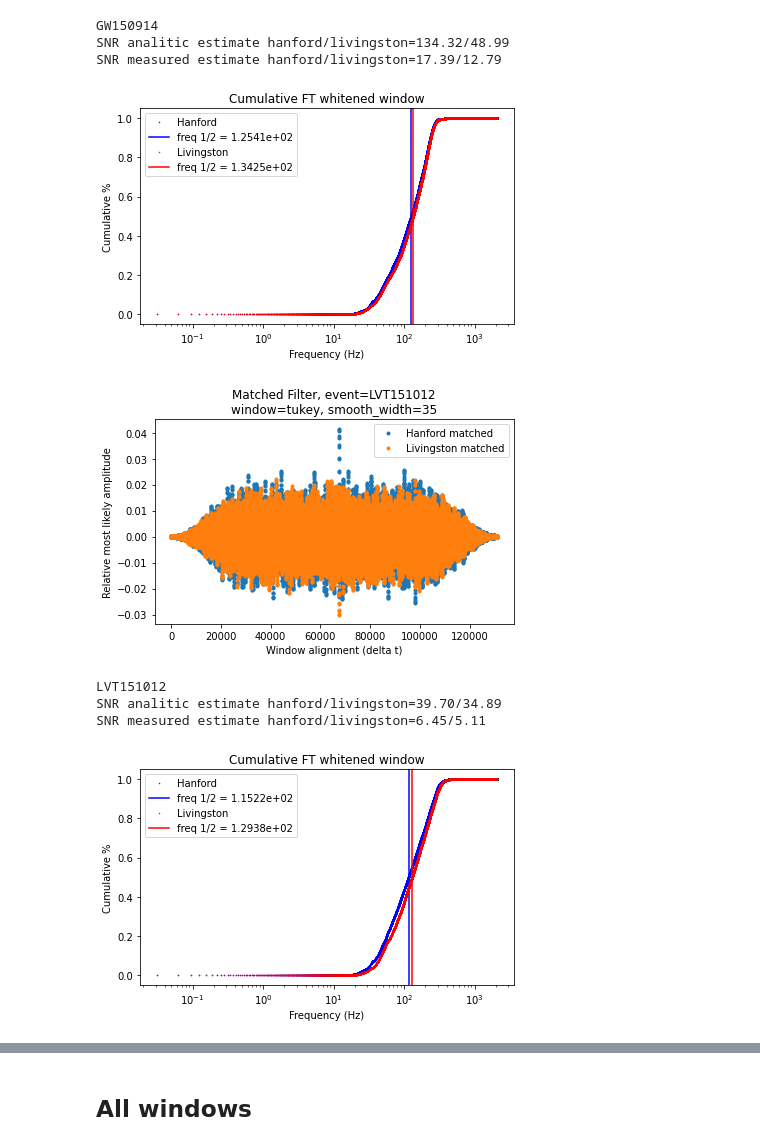
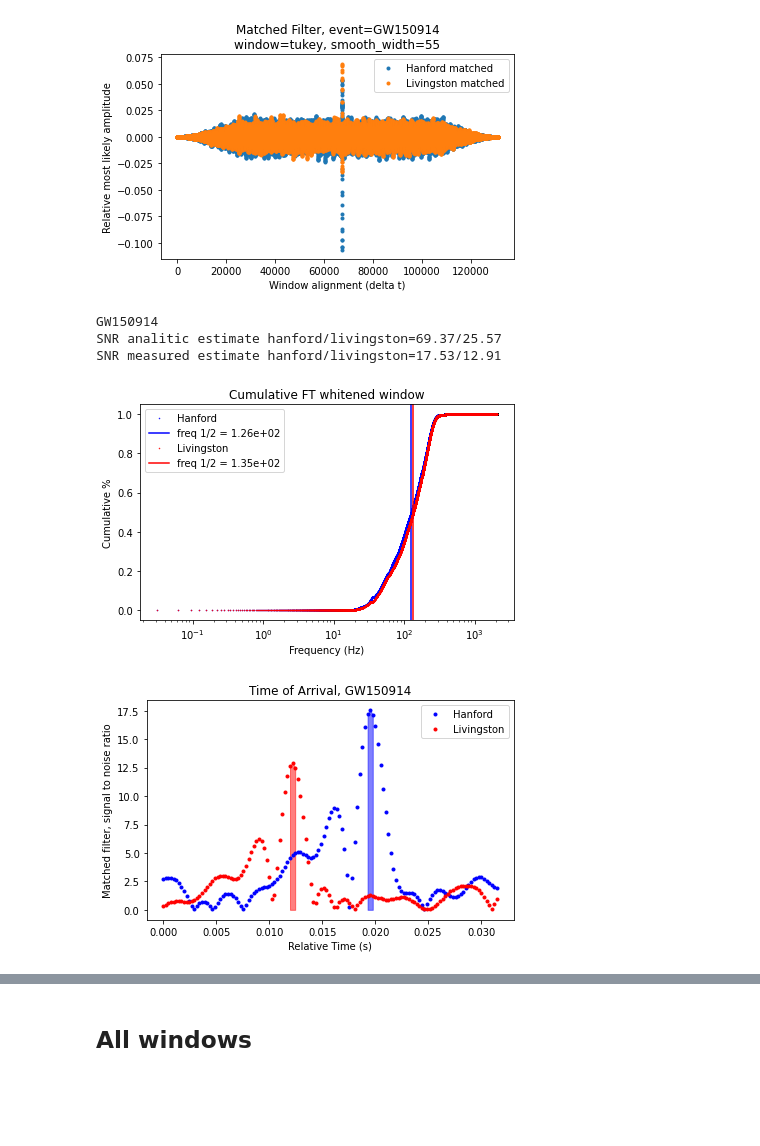
Before and after one commit to dcxSt/computational_methods_phys512, a Jupyter notebook: pset06/p5.ipynb, the cells around one changed output, grey strips where cells are left out. Saved outputs shown, nothing was run; the diff lists cells and outputs as text; code cells hidden in the pictures; blank space fills up the shorter version.

```diff
--- a/pset06/p5.ipynb
+++ b/pset06/p5.ipynb
@@ -114,7 +115,7 @@ def get_curvature(data,template,ker):
 # %%
 window_name="tukey"
 window=all_windows[window_name]#hann # Select a windowing function to prevent leaking
-width_smooth=35 # The width of the smoothing kernel
+width_smooth=55 # The width of the smoothing kernel
 ker,ker_name=hann(width_smooth),"Hann" # smoothing kernel is window(width)
 smooth = lambda x:np.convolve(x,ker,'same') # smoothing funciton
 
@@ -131,18 +132,18 @@ for e in events:
     psd_l=get_psd(strain_l) # Livingston PSD
     # Plot them and compare (ommited)
 
-#     # Smooth and plot the PSDs
-#     plt.figure()
-#     # plt.loglog(smoothed_psd[480:-10000])
-#     plt.loglog(smooth(psd_h),label="Hanford")
-#     plt.loglog(smooth(psd_l),label="Livingston")
-#     plt.title(f"Smoothed PSD, event={e}\nkernel={ker_name}, width={width_smooth}")
-#     plt.legend()
-#     plt.xlabel("Freq")
-#     plt.ylabel("Relative Power")
-#     plt.tight_layout()
-#     plt.savefig(f"img/p5_smoothed_psd_{e}.png",dpi=450)
-#     plt.show()
+    # Smooth and plot the PSDs
+    plt.figure()
+    # plt.loglog(smoothed_psd[480:-10000])
+    plt.loglog(smooth(psd_h),label="Hanford")
+    plt.loglog(smooth(psd_l),label="Livingston")
+    plt.title(f"Smoothed PSD, event={e}\nkernel={ker_name}, width={width_smooth}")
+    plt.legend()
+    plt.xlabel("Freq")
+    plt.ylabel("Relative Power")
+    plt.tight_layout()
+    plt.savefig(f"img/p5_smoothed_psd_{e}.png",dpi=450)
+    plt.show()
 
     ### (b)
     # Load templates into variables
@@ -208,19 +209,55 @@ for e in events:
     freqhalf_h = freqs[np.argwhere(tpwhite_cum_h>0.5).min()]
     plt.semilogx(freqs[1:],tpwhite_cum_h[1:],"b.",
                  markersize=1,label=f"Hanford")
-    plt.axvline(freqhalf_h,color="blue",label=f"freq 1/2 = {freqhalf_h:.4e}")
+    plt.axvline(freqhalf_h,color="blue",label=f"freq 1/2 = {freqhalf_h:.2e}")
     # Livingston
     # The frequency where half the weight is above, half below
     tpwhite_cum_l = np.cumsum(abs(tpftwhite_l))/sum(abs(tpftwhite_l))
     freqhalf_l = freqs[np.argwhere(tpwhite_cum_l>0.5).min()]
     plt.semilogx(freqs[1:],tpwhite_cum_l[1:],"r.",
                 markersize=1,label="Livingston")
-    plt.axvline(freqhalf_l,color="red",label=f"freq 1/2 = {freqhalf_l:.4e}")
+    plt.axvline(freqhalf_l,color="red",label=f"freq 1/2 = {freqhalf_l:.2e}")
     plt.xlabel("Frequency (Hz)")
     plt.ylabel("Cumulative %")
     plt.legend()
     plt.tight_layout()
     plt.savefig(f"img/p5_cumulative{e}.png",dpi=450)
+    plt.show()
+
+    ### (f)
+    # Zoom in to peak and plot it
+    peak_idx_h = np.argmax(abs(mh)) # the GW peak detection
+    peak_idx_l = np.argmax(abs(ml)) # the GW peak detection
+    mini,maxi = min(peak_idx_h,peak_idx_l),max(peak_idx_h,peak_idx_l)
+    idxs = np.arange(mini-50,maxi+50) # 'plot-range' the range of values to plot
+    # time = np.linspace(0,dt_l*(len(strain_h)-1),len(strain_h))
+    alltime = np.linspace(0,dt_l*(len(strain_h)-1),len(strain_h))
+    reltime = alltime[idxs]
+    r0      = reltime[0]
+    reltime-= r0
+#     reltime = np.linspace(0,dt_l*(len(idxs)-1),len(idxs)) # relative times
+
+    # Signal to noise ratio arrays
+    snr_h = abs(mh)/np.std(mh[:35000])
+    snr_l = abs(ml)/np.std(ml[:35000])
+    # Estimate uncertainty in peak time
+    bin_h = np.argwhere((max(snr_h) - snr_h)<1.0).squeeze()
+    sigma_h = len(bin_h)*dt_h
+    bin_l = np.argwhere((max(snr_l) - snr_l)<1.0).squeeze()
+    sigma_l = len(bin_l)*dt_l
+
+    # Plot the Time of arrivals
+    plt.figure()
+    plt.title(f"Time of Arrival, {e}")
+    plt.xlabel("Relative Time (s)")
+    plt.ylabel("Matched filter, signal to noise ratio")
+    plt.plot(reltime,snr_h[idxs],"b.",label="Hanford")
+    plt.fill_between(alltime[bin_h]-r0,snr_h[bin_h],color="b",alpha=0.5)
+    plt.plot(reltime,snr_l[idxs],"r.",label="Livingston")
+    plt.fill_between(alltime[bin_l]-r0,snr_l[bin_l],color="r",alpha=0.5)
+    plt.legend()
+    plt.tight_layout()
+    plt.savefig(f"img/arrival_times_{e}.png")
     plt.show()
 
     # faulty first attempt
@@ -250,9 +287,6 @@ for e in events:
+[figure, new version]
 GW150914
-SNR analitic estimate hanford/livingston=134.32/48.99
-SNR measured estimate hanford/livingston=17.39/12.79
+SNR analitic estimate hanford/livingston=69.37/25.57
+SNR measured estimate hanford/livingston=17.53/12.91
-[figure, old version]
-[figure, old version]
+[figure, new version]
-LVT151012
-SNR analitic estimate hanford/livingston=39.70/34.89
-SNR measured estimate hanford/livingston=6.45/5.11
-[figure, old version]
+[figure, new version]
```
Also changed, not shown: parts of 2 cells of this notebook, 17 other files.
